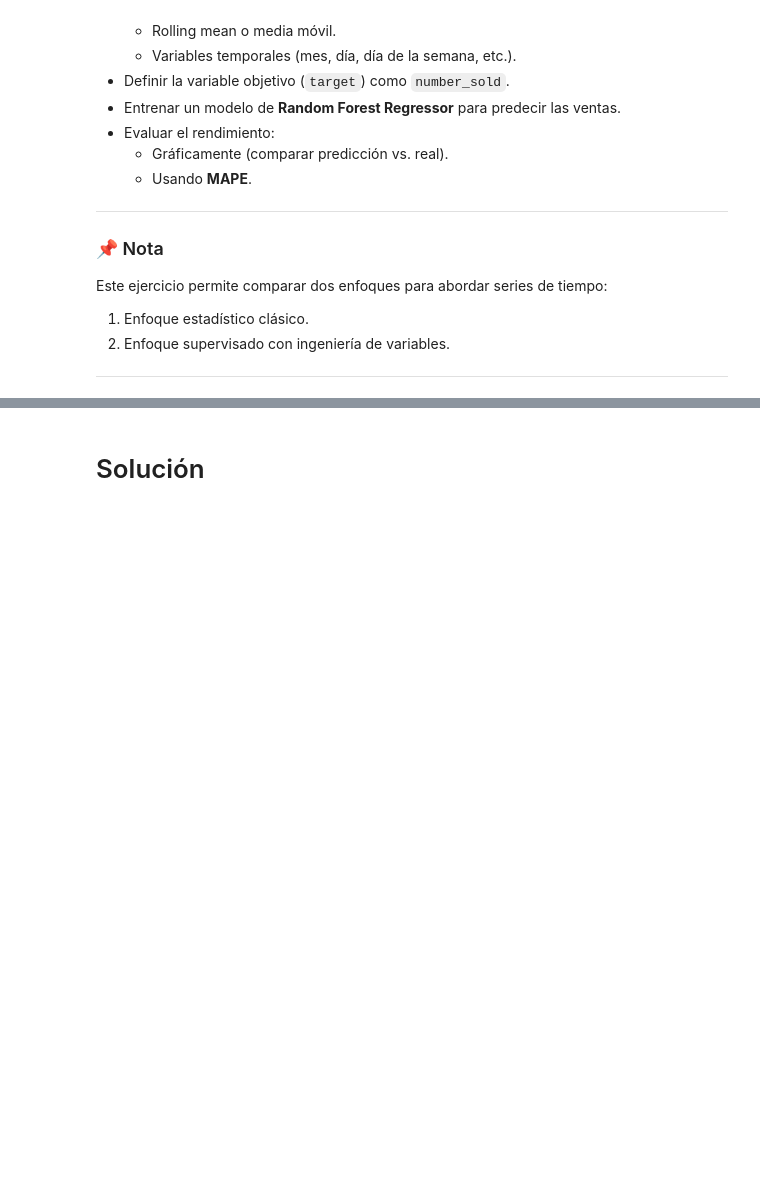
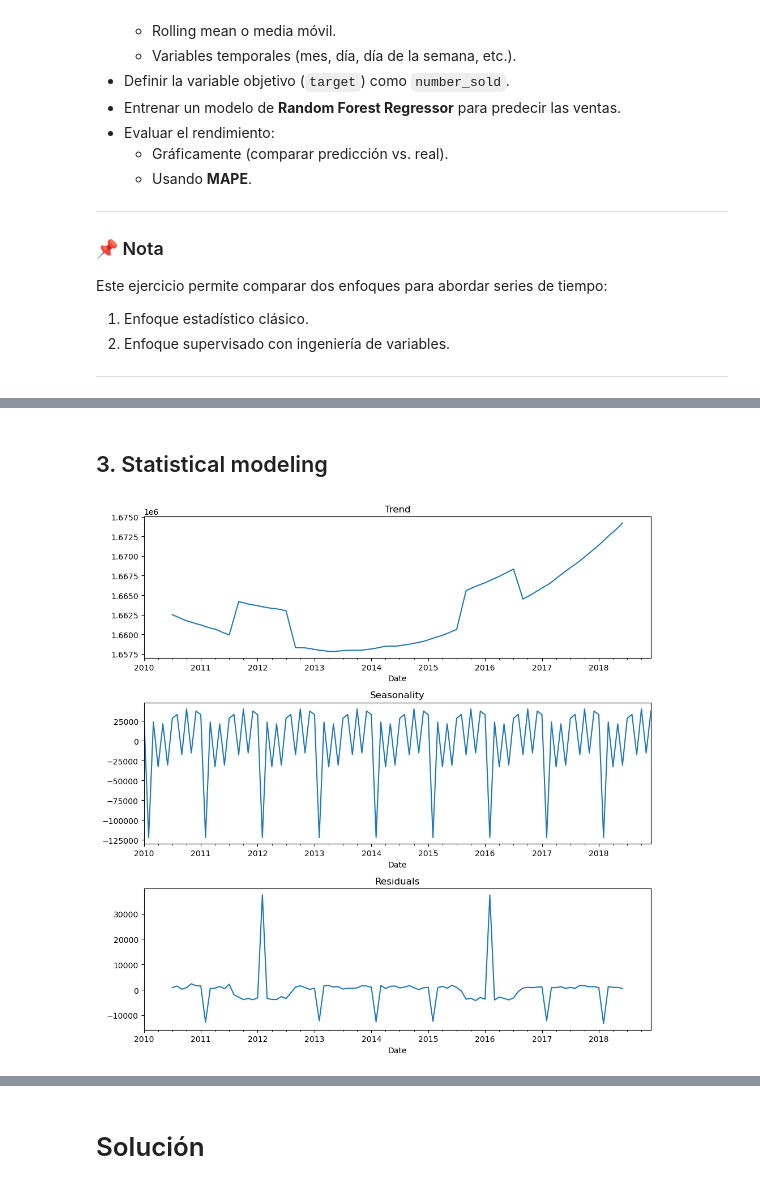
Before and after one commit to JorgeRPMHS/20250602-ds_s15, a Jupyter notebook: class_2/notebook.ipynb, the cells around one changed output, grey strips where cells are left out. Cells and saved outputs as stored; diff of their text form; code cells hidden in the pictures; blank space fills up the shorter version.

```diff
--- a/class_2/notebook.ipynb
+++ b/class_2/notebook.ipynb
@@ -89,0 +125,23 @@ Este ejercicio permite comparar dos enfoques para abordar series de tiempo:
+# %%
+def time_series_plot_patterns(df):
+    """
+        # plt.subplot(x,y,z) dice que las imágenes forman una tabla
+        # de x filas y y columnas.
+        # z es el lugar de la imagen actual.
+        # plt.subplot(311) dice 3 filas, 1 columna, primera imagen.
+    """
+    # ----Plot patterns of the data
+    plt.figure(figsize=(10, 10))
+
+    # ---Subplot all data
+    plt.subplot(311)
+    df.trend.plot(ax=plt.gca())
+    plt.title("Trend")
+    plt.subplot(312)
+    df.seasonal.plot(ax=plt.gca())
+    plt.title("Seasonality")
+    plt.subplot(313)
+    df.resid.plot(ax=plt.gca())
+    plt.title("Residuals")
+
+    plt.tight_layout()
@@ -89,0 +288,10 @@ Este ejercicio permite comparar dos enfoques para abordar series de tiempo:
+# %% [markdown]
+## 3. Statistical modeling
+# %%
+# -----Get 'patterns' of the data (All data)
+monthly_train_re = seasonal_decompose(monthly_train)
+
+# ----Plot the patternes of our time serie (All data)
+time_series_plot_patterns(monthly_train_re)
+# %% [output]
+[figure, added]
```
Also changed, not shown: parts of 24 cells of this notebook.
